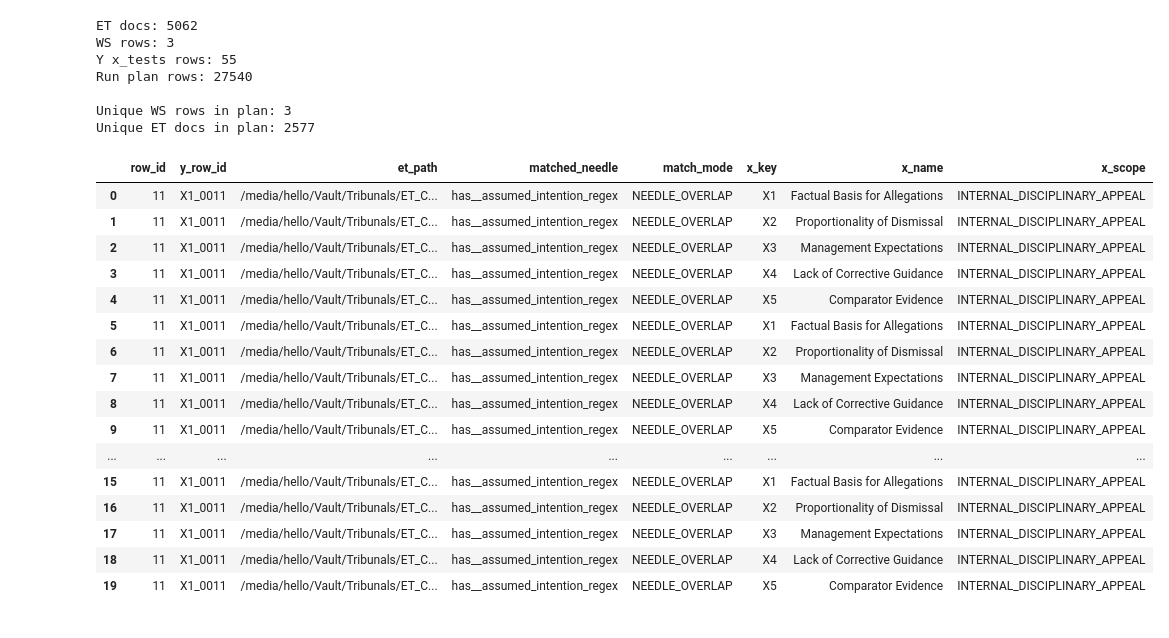
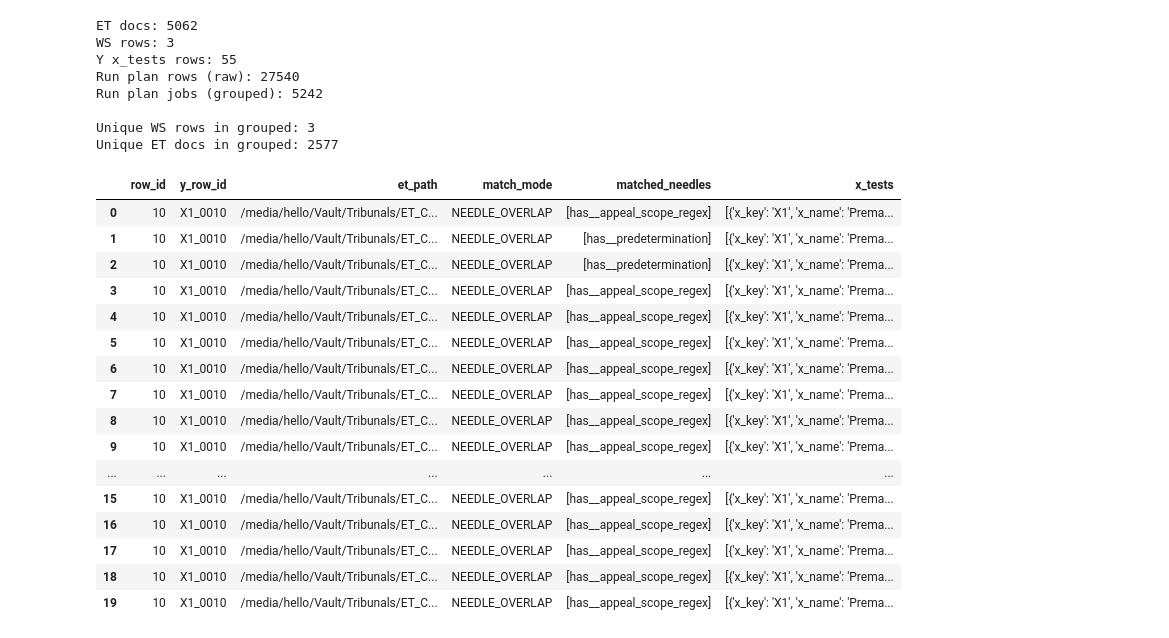
Before and after one commit to LeonardoBBG/Statement, a Jupyter notebook: main.ipynb, the cells around one changed output. Drawn from its saved outputs; the diff is of its cells as text; code cells hidden in the pictures.

```diff
--- a/main.ipynb
+++ b/main.ipynb
@@ -21,54 +21,80 @@ cfg = NeedleBridgeConfig(
     # Recommended filters
     filter_ws_any_needle=True,
     filter_et_any_needle=True,
 )
 
 # -------------------------
 # BUILD RUN PLAN
 # -------------------------
 out = build_needle_run_plan(cfg)
 
 et_df = out["et_df"]
 ws_df = out["ws_df"]
 row_x_tests_df = out["row_x_tests_df"]
 run_plan_df = out["run_plan_df"]
 
 # -------------------------
+# GROUP (avoid re-opening same PDF per X-test)
+# -------------------------
+def _pack_tests(g):
+    seen = set()
+    out = []
+    for _, r in g.iterrows():
+        k = r["x_key"]
+        if k in seen:
+            continue
+        seen.add(k)
+        out.append({"x_key": k, "x_name": r["x_name"], "x_scope": r["x_scope"]})
+    return out
+
+grouped_jobs_df = (
+    run_plan_df
+    .groupby(["row_id", "y_row_id", "et_path", "match_mode"], dropna=False)
+    .apply(lambda g: __import__("pandas").Series({  # avoids adding a new top-level import
+        "matched_needles": sorted(set(g["matched_needle"])),
+        "x_tests": _pack_tests(g),
+    }))
+    .reset_index()
+)
+
+# -------------------------
 # QUICK DIAGNOSTICS
 # -------------------------
 print("ET docs:", len(et_df))
 print("WS rows:", len(ws_df))
 print("Y x_tests rows:", len(row_x_tests_df))
-print("Run plan rows:", len(run_plan_df))
+print("Run plan rows (raw):", len(run_plan_df))
+print("Run plan jobs (grouped):", len(grouped_jobs_df))
 print()
 
-print("Unique WS rows in plan:", run_plan_df["row_id"].nunique())
-print("Unique ET docs in plan:", run_plan_df["et_path"].nunique())
+print("Unique WS rows in grouped:", grouped_jobs_df["row_id"].nunique())
+print("Unique ET docs in grouped:", grouped_jobs_df["et_path"].nunique())
 print()
 
-run_plan_df.head(20)
+grouped_jobs_df.head(20)
 # %% [output]
 ET docs: 5062
 WS rows: 3
 Y x_tests rows: 55
-Run plan rows: 27540
+Run plan rows (raw): 27540
+Run plan jobs (grouped): 5242
 
-Unique WS rows in plan: 3
-Unique ET docs in plan: 2577
+Unique WS rows in grouped: 3
+Unique ET docs in grouped: 2577
-|  | row_id | y_row_id | et_path | matched_needle | match_mode | x_key | x_name | x_scope |
-| 0 | 11 | X1_0011 | /media/hello/Vault/Tribunals/ET_C... | has__assumed_intention_regex | NEEDLE_OVERLAP | X1 | Factual Basis for Allegations | INTERNAL_DISCIPLINARY_APPEAL |
-| 1 | 11 | X1_0011 | /media/hello/Vault/Tribunals/ET_C... | has__assumed_intention_regex | NEEDLE_OVERLAP | X2 | Proportionality of Dismissal | INTERNAL_DISCIPLINARY_APPEAL |
-| 2 | 11 | X1_0011 | /media/hello/Vault/Tribunals/ET_C... | has__assumed_intention_regex | NEEDLE_OVERLAP | X3 | Management Expectations | INTERNAL_DISCIPLINARY_APPEAL |
-| 3 | 11 | X1_0011 | /media/hello/Vault/Tribunals/ET_C... | has__assumed_intention_regex | NEEDLE_OVERLAP | X4 | Lack of Corrective Guidance | INTERNAL_DISCIPLINARY_APPEAL |
-| 4 | 11 | X1_0011 | /media/hello/Vault/Tribunals/ET_C... | has__assumed_intention_regex | NEEDLE_OVERLAP | X5 | Comparator Evidence | INTERNAL_DISCIPLINARY_APPEAL |
-| 5 | 11 | X1_0011 | /media/hello/Vault/Tribunals/ET_C... | has__assumed_intention_regex | NEEDLE_OVERLAP | X1 | Factual Basis for Allegations | INTERNAL_DISCIPLINARY_APPEAL |
-| 6 | 11 | X1_0011 | /media/hello/Vault/Tribunals/ET_C... | has__assumed_intention_regex | NEEDLE_OVERLAP | X2 | Proportionality of Dismissal | INTERNAL_DISCIPLINARY_APPEAL |
-| 7 | 11 | X1_0011 | /media/hello/Vault/Tribunals/ET_C... | has__assumed_intention_regex | NEEDLE_OVERLAP | X3 | Management Expectations | INTERNAL_DISCIPLINARY_APPEAL |
-| 8 | 11 | X1_0011 | /media/hello/Vault/Tribunals/ET_C... | has__assumed_intention_regex | NEEDLE_OVERLAP | X4 | Lack of Corrective Guidance | INTERNAL_DISCIPLINARY_APPEAL |
-| 9 | 11 | X1_0011 | /media/hello/Vault/Tribunals/ET_C... | has__assumed_intention_regex | NEEDLE_OVERLAP | X5 | Comparator Evidence | INTERNAL_DISCIPLINARY_APPEAL |
-| ... | ... | ... | ... | ... | ... | ... | ... | ... |
-| 15 | 11 | X1_0011 | /media/hello/Vault/Tribunals/ET_C... | has__assumed_intention_regex | NEEDLE_OVERLAP | X1 | Factual Basis for Allegations | INTERNAL_DISCIPLINARY_APPEAL |
-| 16 | 11 | X1_0011 | /media/hello/Vault/Tribunals/ET_C... | has__assumed_intention_regex | NEEDLE_OVERLAP | X2 | Proportionality of Dismissal | INTERNAL_DISCIPLINARY_APPEAL |
-| 17 | 11 | X1_0011 | /media/hello/Vault/Tribunals/ET_C... | has__assumed_intention_regex | NEEDLE_OVERLAP | X3 | Management Expectations | INTERNAL_DISCIPLINARY_APPEAL |
-| 18 | 11 | X1_0011 | /media/hello/Vault/Tribunals/ET_C... | has__assumed_intention_regex | NEEDLE_OVERLAP | X4 | Lack of Corrective Guidance | INTERNAL_DISCIPLINARY_APPEAL |
-| 19 | 11 | X1_0011 | /media/hello/Vault/Tribunals/ET_C... | has__assumed_intention_regex | NEEDLE_OVERLAP | X5 | Comparator Evidence | INTERNAL_DISCIPLINARY_APPEAL |
+|  | row_id | y_row_id | et_path | match_mode | matched_needles | x_tests |
+| 0 | 10 | X1_0010 | /media/hello/Vault/Tribunals/ET_C... | NEEDLE_OVERLAP | [has__appeal_scope_regex] | [{'x_key': 'X1', 'x_name': 'Prema... |
+| 1 | 10 | X1_0010 | /media/hello/Vault/Tribunals/ET_C... | NEEDLE_OVERLAP | [has__predetermination] | [{'x_key': 'X1', 'x_name': 'Prema... |
+| 2 | 10 | X1_0010 | /media/hello/Vault/Tribunals/ET_C... | NEEDLE_OVERLAP | [has__predetermination] | [{'x_key': 'X1', 'x_name': 'Prema... |
+| 3 | 10 | X1_0010 | /media/hello/Vault/Tribunals/ET_C... | NEEDLE_OVERLAP | [has__appeal_scope_regex] | [{'x_key': 'X1', 'x_name': 'Prema... |
+| 4 | 10 | X1_0010 | /media/hello/Vault/Tribunals/ET_C... | NEEDLE_OVERLAP | [has__appeal_scope_regex] | [{'x_key': 'X1', 'x_name': 'Prema... |
+| 5 | 10 | X1_0010 | /media/hello/Vault/Tribunals/ET_C... | NEEDLE_OVERLAP | [has__appeal_scope_regex] | [{'x_key': 'X1', 'x_name': 'Prema... |
+| 6 | 10 | X1_0010 | /media/hello/Vault/Tribunals/ET_C... | NEEDLE_OVERLAP | [has__appeal_scope_regex] | [{'x_key': 'X1', 'x_name': 'Prema... |
+| 7 | 10 | X1_0010 | /media/hello/Vault/Tribunals/ET_C... | NEEDLE_OVERLAP | [has__appeal_scope_regex] | [{'x_key': 'X1', 'x_name': 'Prema... |
+| 8 | 10 | X1_0010 | /media/hello/Vault/Tribunals/ET_C... | NEEDLE_OVERLAP | [has__appeal_scope_regex] | [{'x_key': 'X1', 'x_name': 'Prema... |
+| 9 | 10 | X1_0010 | /media/hello/Vault/Tribunals/ET_C... | NEEDLE_OVERLAP | [has__appeal_scope_regex] | [{'x_key': 'X1', 'x_name': 'Prema... |
+| ... | ... | ... | ... | ... | ... | ... |
+| 15 | 10 | X1_0010 | /media/hello/Vault/Tribunals/ET_C... | NEEDLE_OVERLAP | [has__appeal_scope_regex] | [{'x_key': 'X1', 'x_name': 'Prema... |
+| 16 | 10 | X1_0010 | /media/hello/Vault/Tribunals/ET_C... | NEEDLE_OVERLAP | [has__appeal_scope_regex] | [{'x_key': 'X1', 'x_name': 'Prema... |
+| 17 | 10 | X1_0010 | /media/hello/Vault/Tribunals/ET_C... | NEEDLE_OVERLAP | [has__appeal_scope_regex] | [{'x_key': 'X1', 'x_name': 'Prema... |
+| 18 | 10 | X1_0010 | /media/hello/Vault/Tribunals/ET_C... | NEEDLE_OVERLAP | [has__appeal_scope_regex] | [{'x_key': 'X1', 'x_name': 'Prema... |
+| 19 | 10 | X1_0010 | /media/hello/Vault/Tribunals/ET_C... | NEEDLE_OVERLAP | [has__appeal_scope_regex] | [{'x_key': 'X1', 'x_name': 'Prema... |
```
Also changed, not shown: parts of 7 cells of this notebook.
